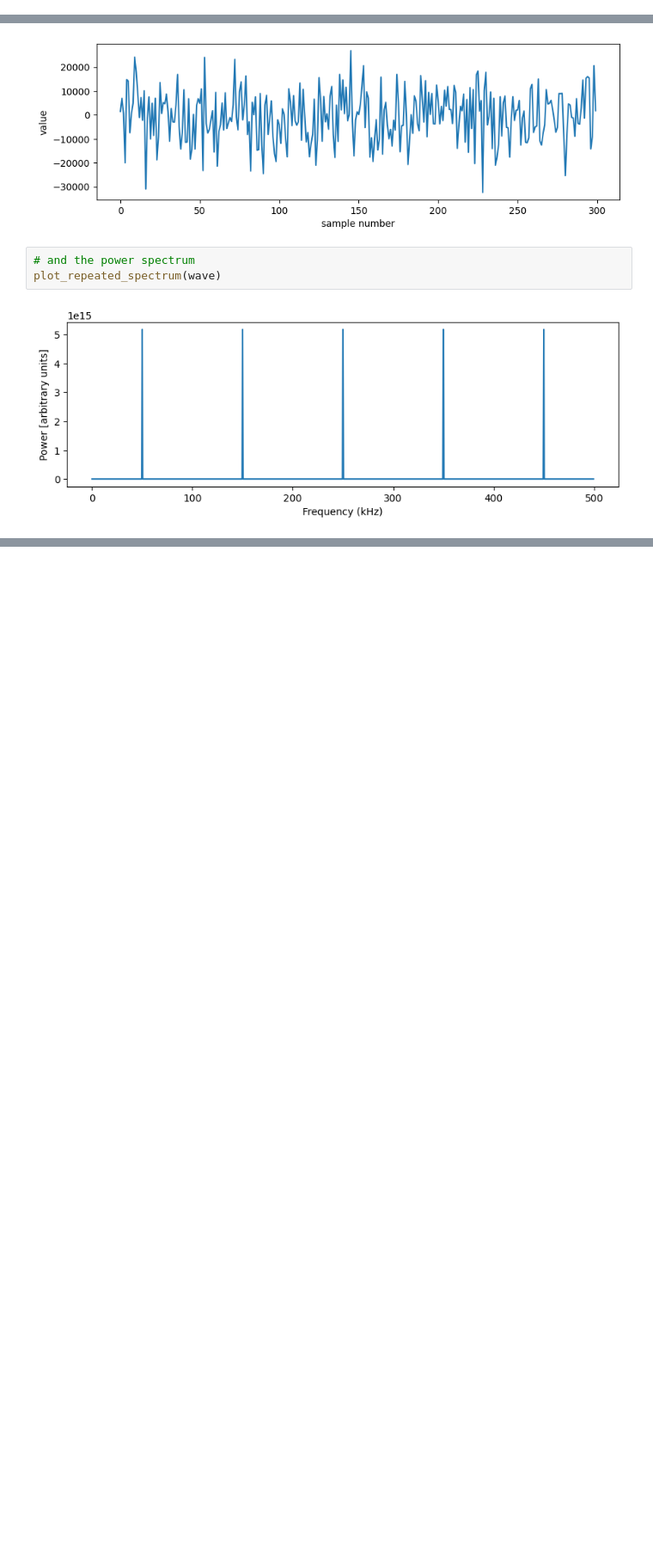
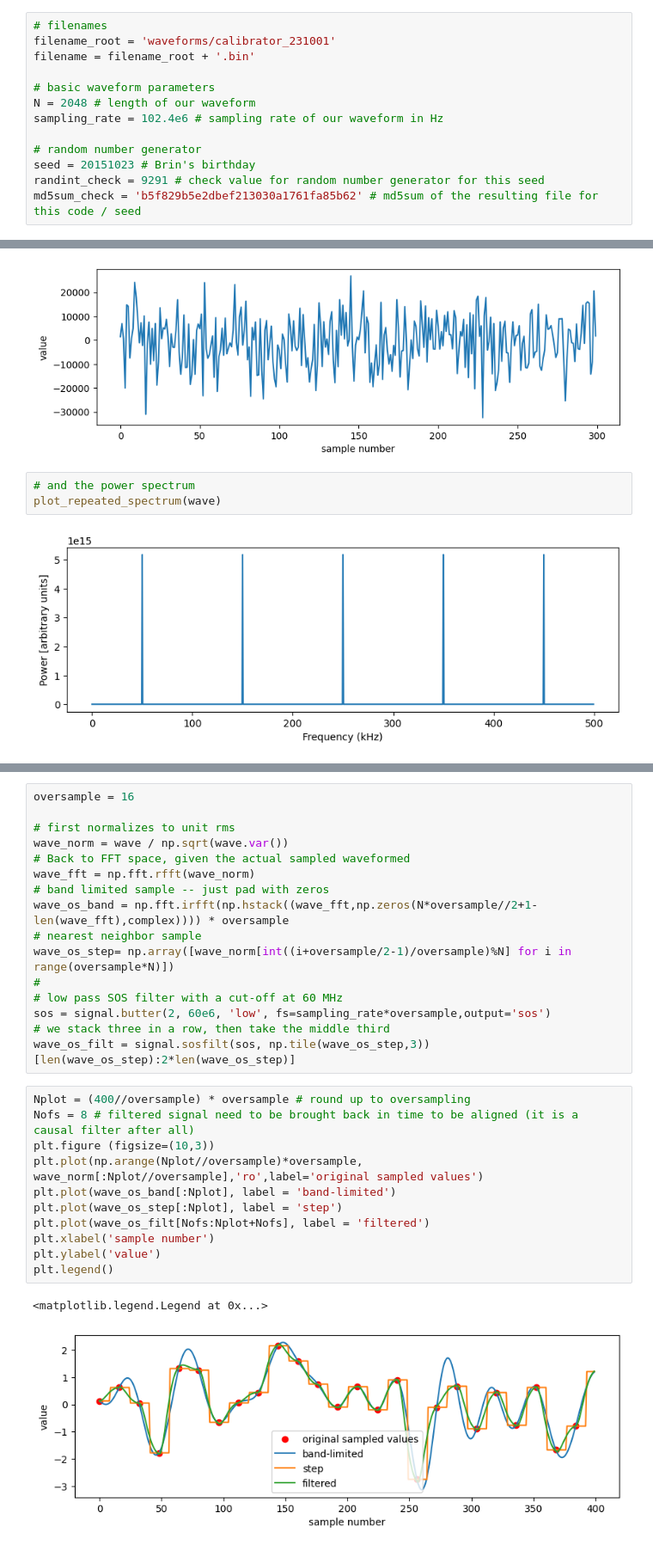
Before and after one commit to lusee-night/calibrator_wf, a Jupyter notebook: generate_waveform.ipynb, the cells around one changed output, grey strips where cells are left out. Shown at 86% size. Saved outputs shown, nothing was run; the diff lists cells and outputs as text; blank space fills up the shorter version.

Commit message:
Added oversampled waveforms to the repository and cleaned up the generation notebook.

```diff
--- a/generate_waveform.ipynb
+++ b/generate_waveform.ipynb
@@ -31,3 +29,16 @@ seed = 20151023 # Brin's birthday
+# %%
+# filenames
+filename_root = 'waveforms/calibrator_231001'
+filename = filename_root + '.bin'
+
+# basic waveform parameters
+N = 2048 # length of our waveform
+sampling_rate = 102.4e6 # sampling rate of our waveform in Hz
+
+# random number generator
+seed = 20151023 # Brin's birthday
+randint_check = 9291 # check value for random number generator for this seed
+md5sum_check = 'b5f829b5e2dbef213030a1761fa85b62' # md5sum of the resulting file for this code / seed
 # %%
 # Check our seed is OK
 np.random.seed(seed) # set the seed of the random number generator
@@ -100,0 +125,30 @@ plot_repeated_spectrum(wave)
+# %%
+oversample = 16
+
+# first normalizes to unit rms
+wave_norm = wave / np.sqrt(wave.var())
+# Back to FFT space, given the actual sampled waveformed
+wave_fft = np.fft.rfft(wave_norm)
+# band limited sample -- just pad with zeros
+wave_os_band = np.fft.irfft(np.hstack((wave_fft,np.zeros(N*oversample//2+1-len(wave_fft),complex)))) * oversample
+# nearest neighbor sample
+wave_os_step= np.array([wave_norm[int((i+oversample/2-1)/oversample)%N] for i in range(oversample*N)])
+#
+# low pass SOS filter with a cut-off at 60 MHz
+sos = signal.butter(2, 60e6, 'low', fs=sampling_rate*oversample,output='sos')
+# we stack three in a row, then take the middle third
+wave_os_filt = signal.sosfilt(sos, np.tile(wave_os_step,3))[len(wave_os_step):2*len(wave_os_step)]
+# %%
+Nplot = (400//oversample) * oversample # round up to oversampling
+Nofs = 8 # filtered signal need to be brought back in time to be aligned (it is a causal filter after all)
+plt.figure (figsize=(10,3))
+plt.plot(np.arange(Nplot//oversample)*oversample, wave_norm[:Nplot//oversample],'ro',label='original sampled values')
+plt.plot(wave_os_band[:Nplot], label = 'band-limited')
+plt.plot(wave_os_step[:Nplot], label = 'step')
+plt.plot(wave_os_filt[Nofs:Nplot+Nofs], label = 'filtered')
+plt.xlabel('sample number')
+plt.ylabel('value')
+plt.legend()
+# %% [output]
+<matplotlib.legend.Legend at 0x...>
+[figure, added]
```
Also changed, not shown: parts of 7 cells of this notebook, 4 other files.
